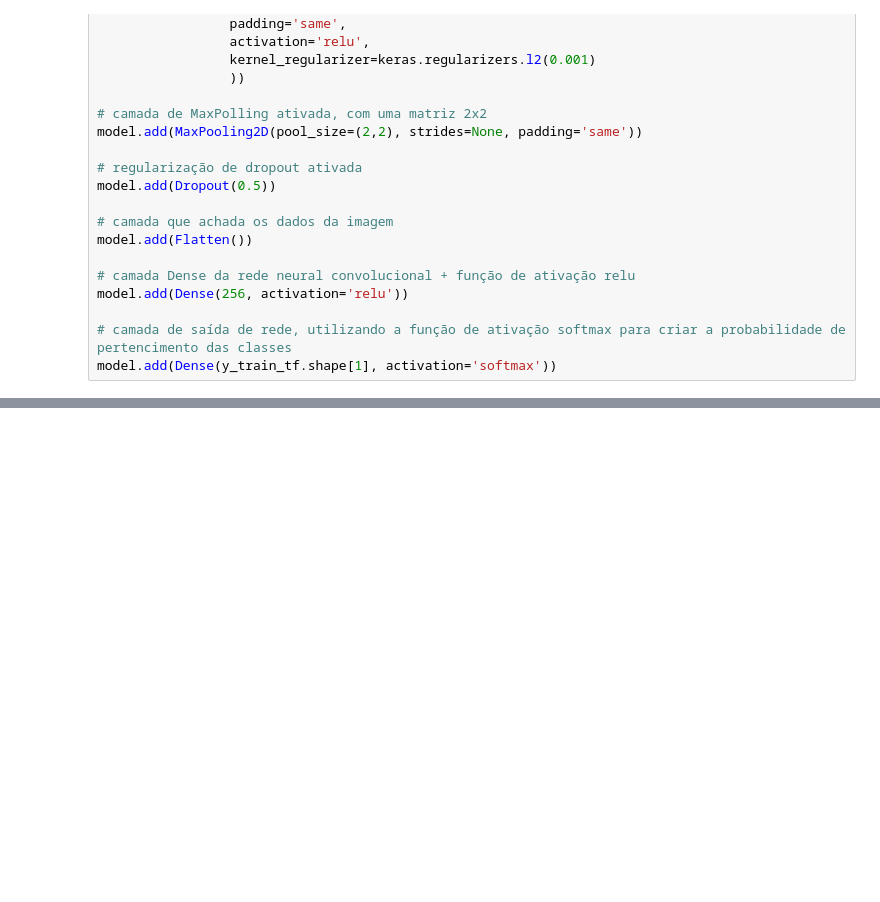
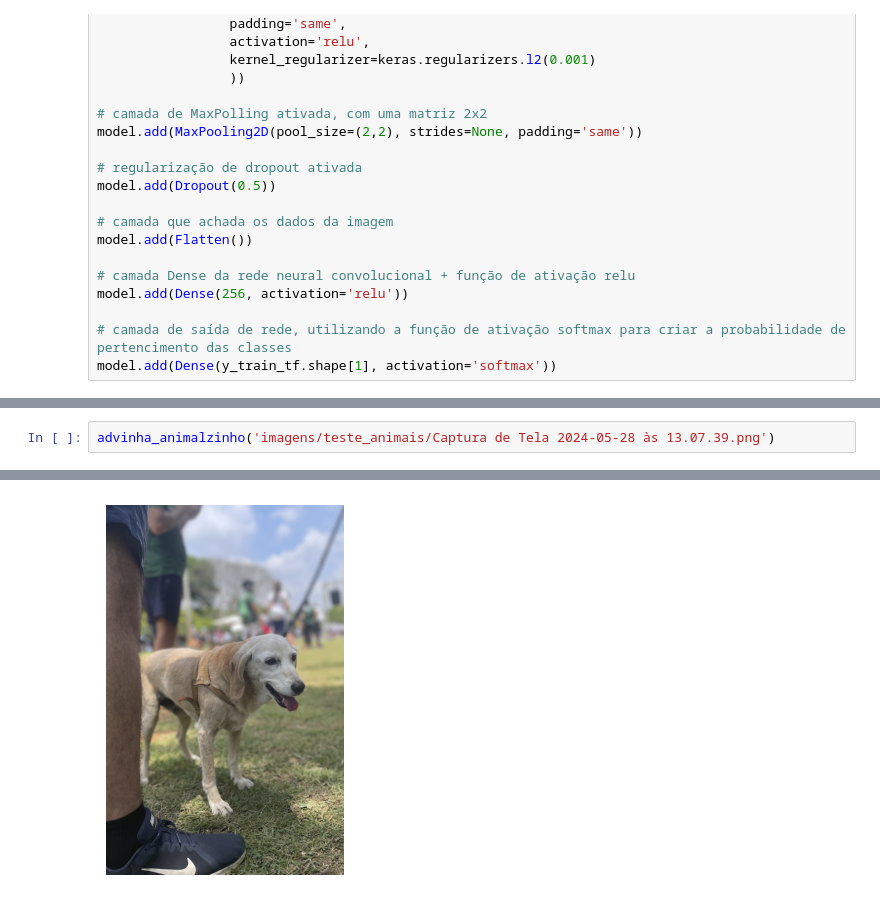
Before and after one commit to giulianafernandes/fiap-deeplearning, a Jupyter notebook: redes_convolucionais-classificando_caes_e_gatos.ipynb, the cells around one changed output, grey strips where cells are left out. Drawn from its saved outputs; the diff is of its cells as text; blank space fills up the shorter version.

```diff
--- a/redes_convolucionais-classificando_caes_e_gatos.ipynb
+++ b/redes_convolucionais-classificando_caes_e_gatos.ipynb
@@ -265,0 +406,3 @@ model.add(Dense(y_train_tf.shape[1], activation='softmax'))
+# %%
+advinha_animalzinho('imagens/teste_animais/Captura de Tela 2024-05-28 às 13.07.39.png')
+# %% [output]
@@ -265,0 +411 @@ model.add(Dense(y_train_tf.shape[1], activation='softmax'))
+[figure, added]
```
Also changed, not shown: parts of 17 cells of this notebook, 4 other files.
